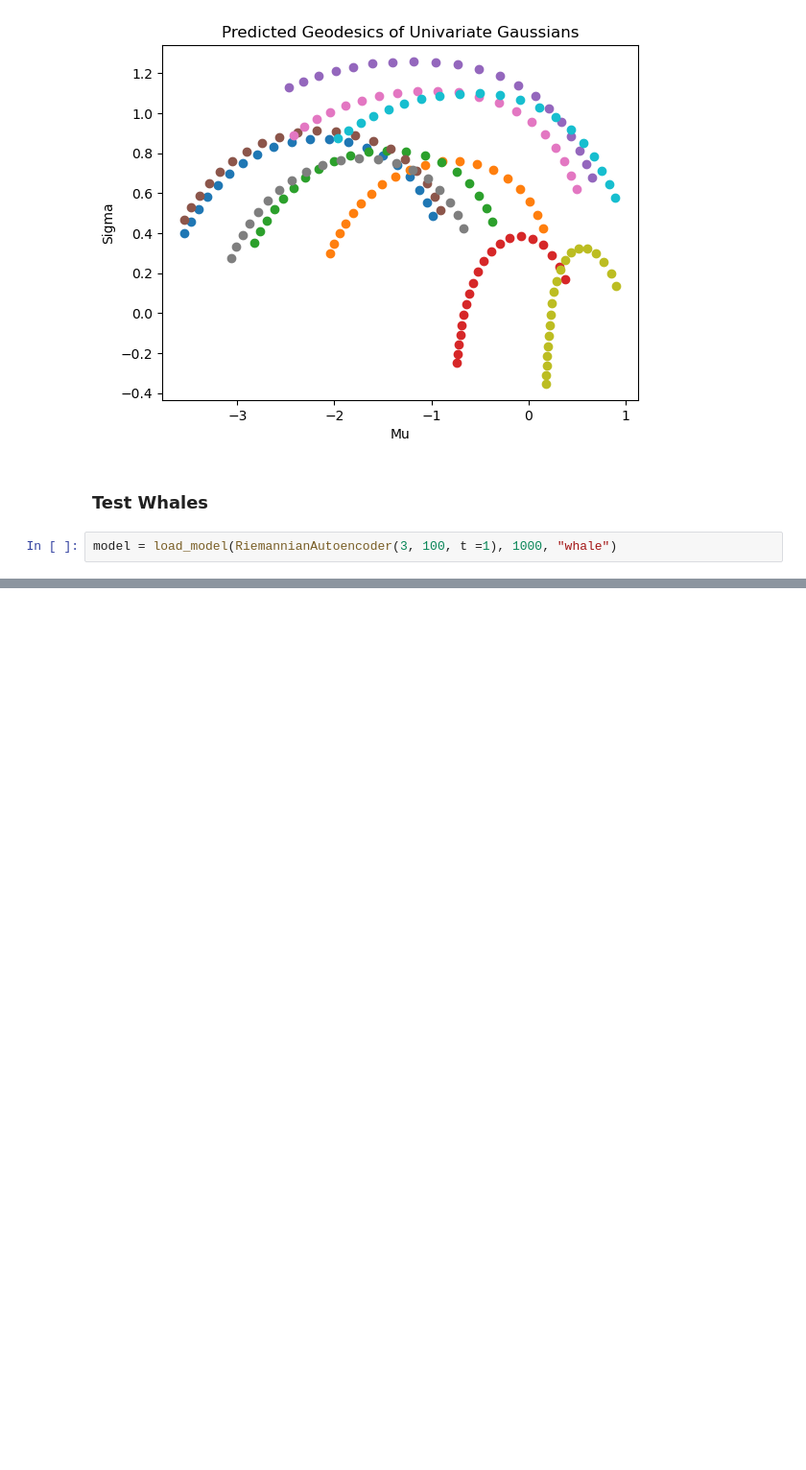
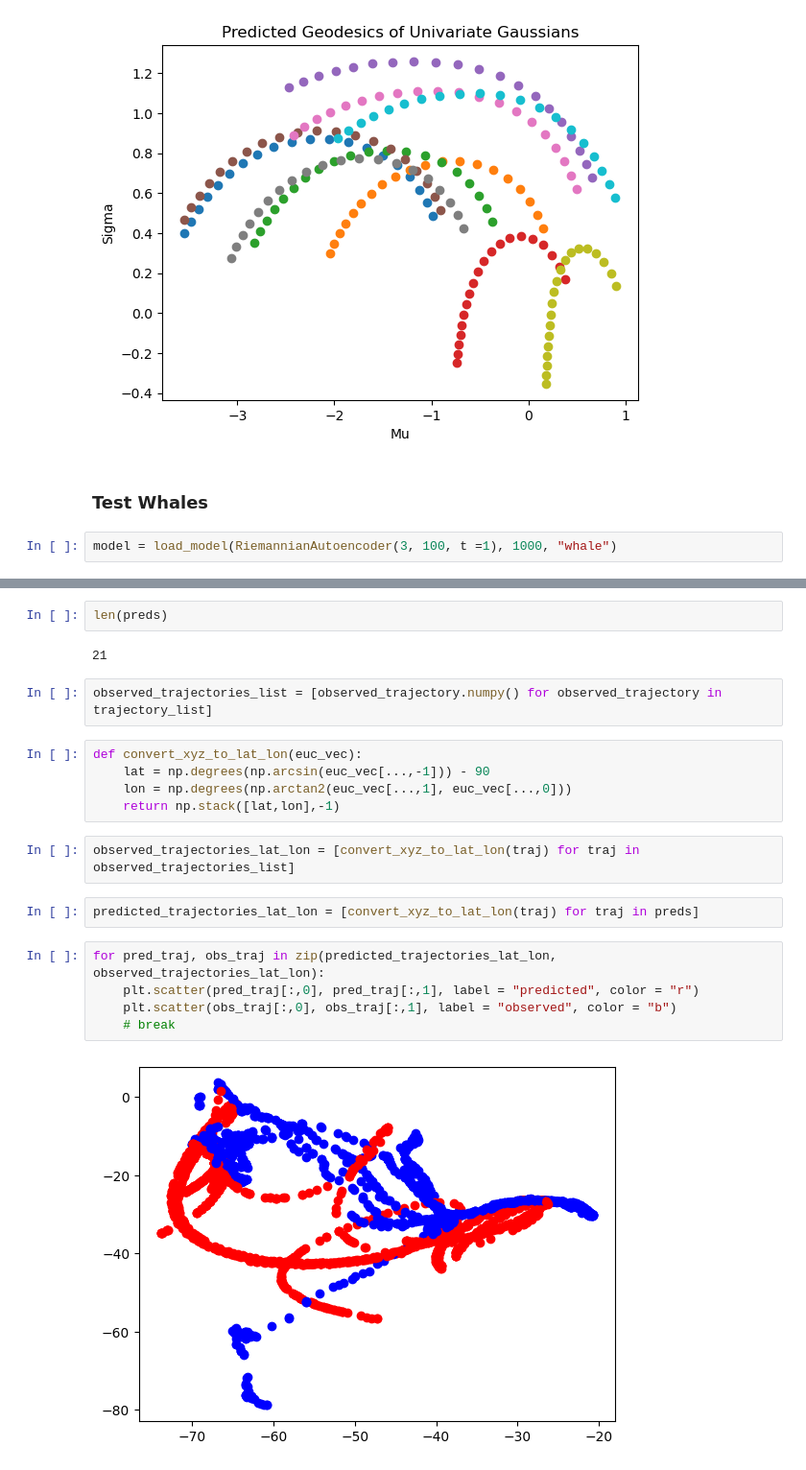
Before and after one commit to abrahme/curvature_estimation, a Jupyter notebook: SampleTrajectory.ipynb, the cells around one changed output, grey strips where cells are left out. Shown at 96% size. Cells and saved outputs as stored; diff of their text form; blank space fills up the shorter version.

```diff
--- a/SampleTrajectory.ipynb
+++ b/SampleTrajectory.ipynb
@@ -120,0 +137,22 @@ tensor([0.4497, 0.4496, 0.4493,  ..., 0.2801, 0.2805, 0.2805],
+# %%
+len(preds)
+# %% [output]
+21
+# %%
+observed_trajectories_list = [observed_trajectory.numpy() for observed_trajectory in trajectory_list]
+# %%
+def convert_xyz_to_lat_lon(euc_vec):
+    lat = np.degrees(np.arcsin(euc_vec[...,-1])) - 90
+    lon = np.degrees(np.arctan2(euc_vec[...,1], euc_vec[...,0]))
+    return np.stack([lat,lon],-1)
+# %%
+observed_trajectories_lat_lon = [convert_xyz_to_lat_lon(traj) for traj in observed_trajectories_list]
+# %%
+predicted_trajectories_lat_lon = [convert_xyz_to_lat_lon(traj) for traj in preds]
+# %%
+for pred_traj, obs_traj in zip(predicted_trajectories_lat_lon, observed_trajectories_lat_lon):
+    plt.scatter(pred_traj[:,0], pred_traj[:,1], label = "predicted", color = "r")
+    plt.scatter(obs_traj[:,0], obs_traj[:,1], label = "observed", color = "b")
+    # break
+# %% [output]
+[figure, added]
```
Also changed, not shown: parts of 9 cells of this notebook.
